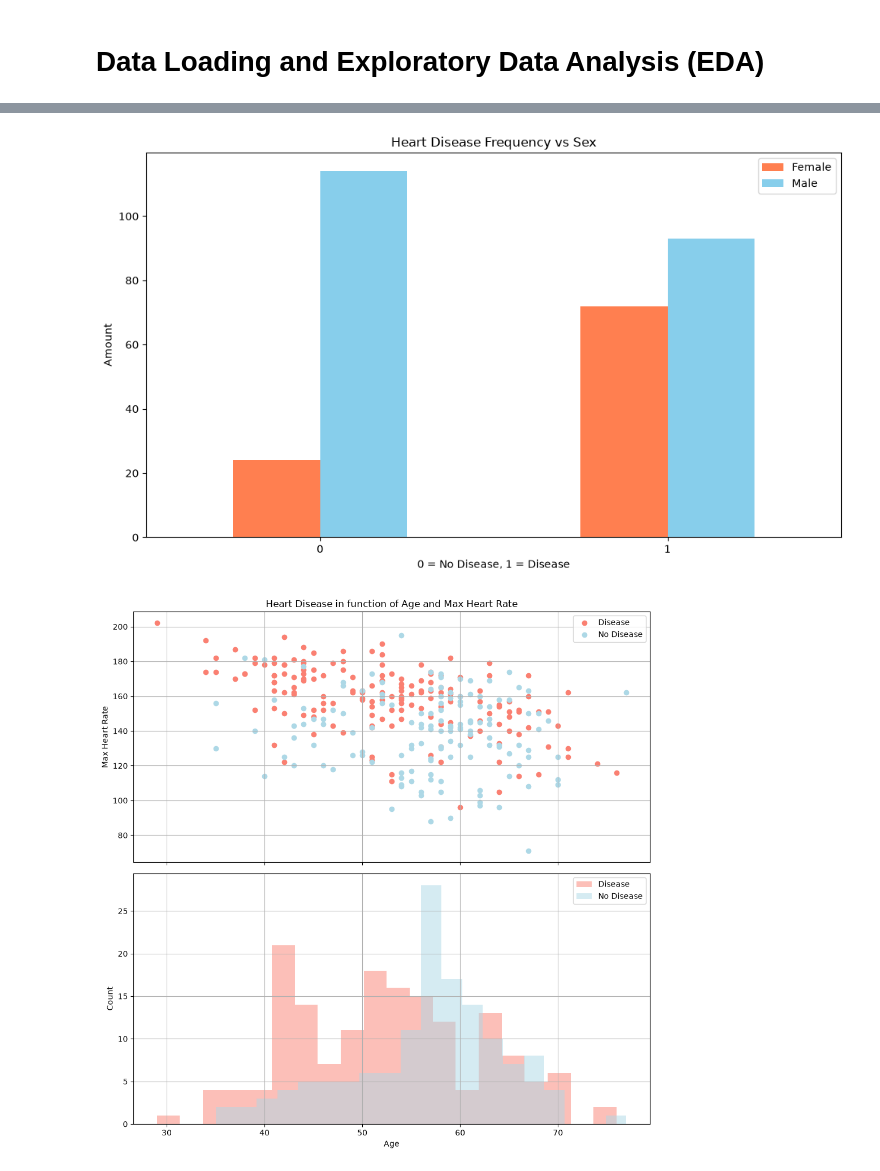
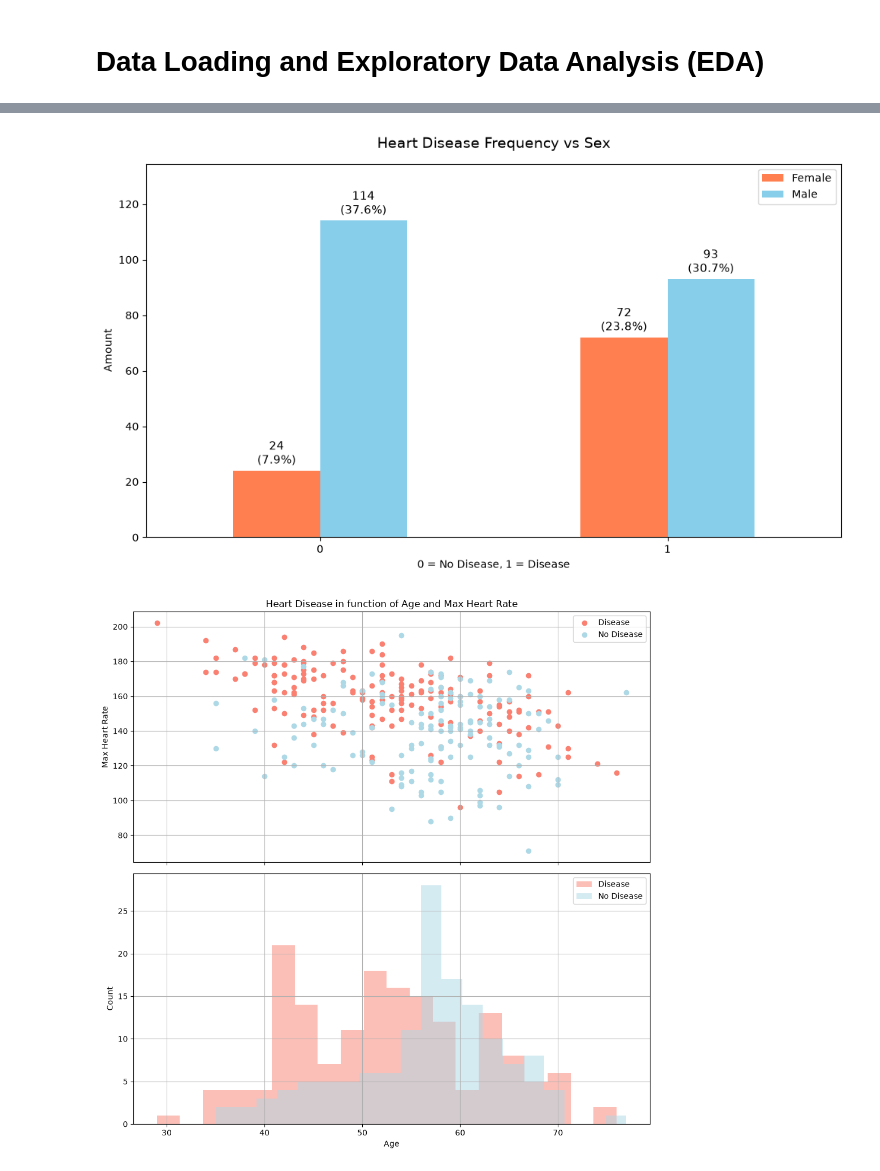
Before and after one commit to BevisWong76/heart-disease-predictor, a Jupyter notebook: heart_disease_classification.ipynb, the cells around one changed output, grey strips where cells are left out. Drawn from its saved outputs; the diff is of its cells as text; code cells hidden in the pictures.

```diff
--- a/heart_disease_classification.ipynb
+++ b/heart_disease_classification.ipynb
@@ -109,21 +114,42 @@ memory usage: 33.3 KB
 # %%
 # Visualize the relationship between heart disease and sex
-pd.crosstab(df.target, df.sex).plot(kind="bar", figsize=(10,6), color=["coral", "skyblue"])
 
-plt.title("Heart Disease Frequency vs Sex")
+ax = pd.crosstab(df.target, df.sex).plot(
+    kind="bar", figsize=(10, 6), color=["coral", "skyblue"]
+)
+
+# 2. Add percentage annotations using ax.containers
+total_len = len(df)
+for container in ax.containers:
+    labels = [
+        f"{int(v.get_height())}\n({(v.get_height() / total_len) * 100:.1f}%)"
+        for v in container
+    ]
+    ax.bar_label(container, labels=labels, padding=3, fontsize=11)
+
+# 3. Formatting
+plt.title("Heart Disease Frequency vs Sex", fontsize=14, pad=15)
 plt.xlabel("0 = No Disease, 1 = Disease")
 plt.ylabel("Amount")
 plt.legend(["Female", "Male"])
-plt.xticks(rotation=0);
+plt.xticks(rotation=0)
+
+# Optional: expand Y-axis slightly so labels don't get cut off at the top
+plt.ylim(0, max(crosstab.values.max() for crosstab in [pd.crosstab(df.target, df.sex)]) * 1.18)
+
 plt.tight_layout()
-plt.savefig(eda_plots_dir / "02_EDA_heart_disease_vs_sex.png", dpi=300, bbox_inches='tight')
+plt.savefig(
+    eda_plots_dir / "02_EDA_heart_disease_vs_sex.png",
+    dpi=300,
+    bbox_inches="tight",
+)
 plt.show()
 
 #####
 # ~75% for women and ~45% for male
 # ~55% of the dataset have heart disease -> baseline accuracy of 55% if we predict all patients have heart disease
 # %% [output]
-[figure, old version]
+[figure, new version]
 # %%
 # Visualize the relationship between age and max heart rate, colored by target variable
 
```
Also changed, not shown: parts of 1 cell of this notebook, 5 other files.
